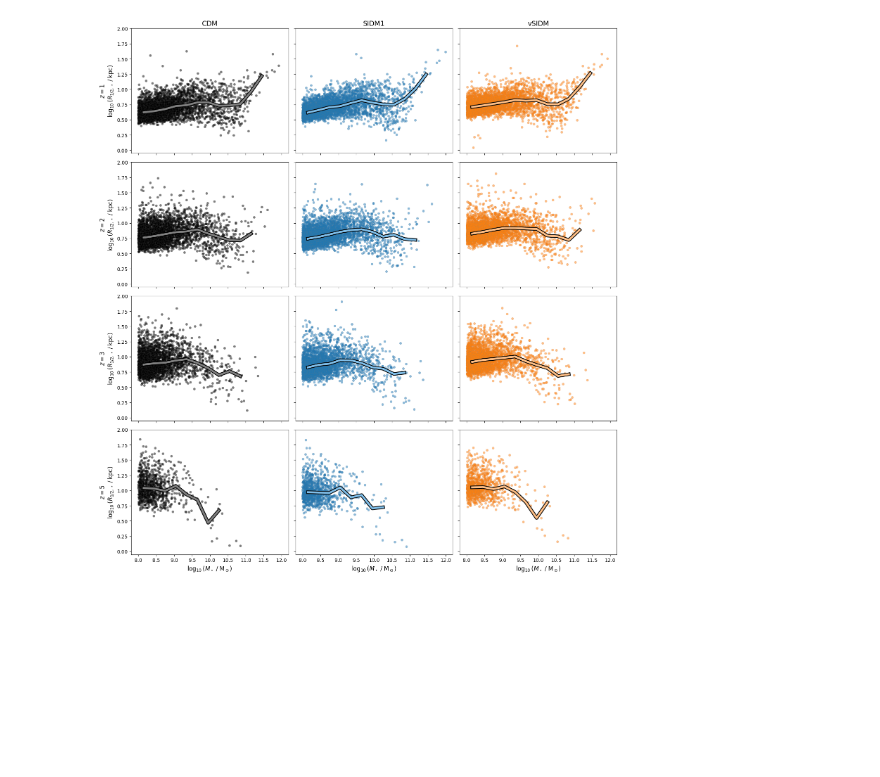
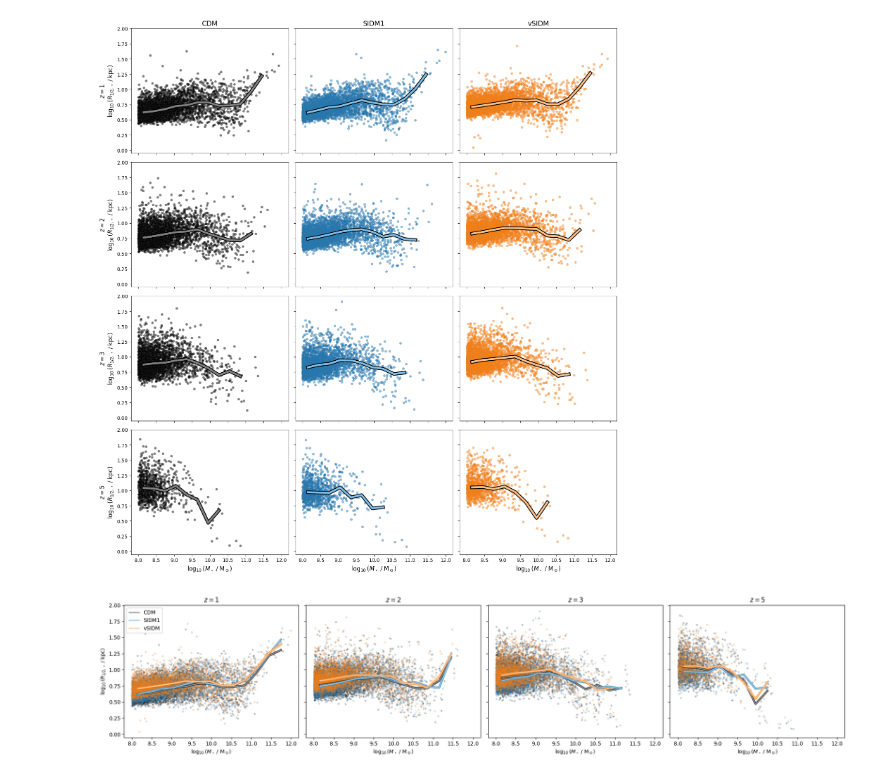
Before and after one commit to SoulOfSword/master_thesis_project, a Jupyter notebook: notebooks/AIDA-TNG/02_size_mass.ipynb, the cells around one changed output. Cells and saved outputs as stored; diff of their text form; code cells hidden in the pictures; blank space fills up the shorter version.

```diff
--- a/notebooks/AIDA-TNG/02_size_mass.ipynb
+++ b/notebooks/AIDA-TNG/02_size_mass.ipynb
@@ -112,3 +112,43 @@ plt.savefig(FIG_DIR / "size_mass_mosaic.pdf", dpi=150, bbox_inches="tight")
 plt.show()
 # %% [output]
 [figure]
+# %%
+snaps = list(SNAP_Z.keys())
+fig, axes = plt.subplots(1, len(snaps), figsize=(5 * len(snaps), 4.5),
+                         sharex=True, sharey=True)
+
+mbins = np.arange(8.0, 12.1, 0.3)
+mbin_centres = 0.5 * (mbins[:-1] + mbins[1:])
+
+for col, snap in enumerate(snaps):
+    z = SNAP_Z[snap]
+    ax = axes[col]
+    for model in MODELS:
+        data = sm_data[(model, snap)]
+        log_m = np.log10(data["mstar"])
+        log_r = np.log10(data["rhalf"])
+        color = MODEL_COLORS[model]
+
+        ax.scatter(log_m, log_r, s=10, alpha=0.3, color=color, edgecolors="grey", linewidths=0.15)
+
+        medians, centres = [], []
+        for j in range(len(mbins) - 1):
+            in_bin = (log_m >= mbins[j]) & (log_m < mbins[j + 1])
+            if in_bin.sum() >= 3:
+                medians.append(np.median(log_r[in_bin]))
+                centres.append(mbin_centres[j])
+        if medians:
+            ax.plot(centres, medians, "-", color=color, lw=3.5)
+            ax.plot(centres, medians, "-", color=lighten(color, 0.6), lw=2, label=model)
+
+    ax.set_title(rf"$z = {z:.0f}$")
+    ax.set_xlabel(r"$\log_{10}(M_\star\;/\;\mathrm{M_\odot})$")
+    if col == 0:
+        ax.set_ylabel(r"$\log_{10}(R_{1/2,\star}\;/\;\mathrm{kpc})$")
+        ax.legend()
+
+plt.tight_layout()
+plt.savefig(FIG_DIR / "size_mass_overlaid.pdf", dpi=150, bbox_inches="tight")
+plt.show()
+# %% [output]
+[figure, added]
```
Also changed, not shown: 19 other files.
